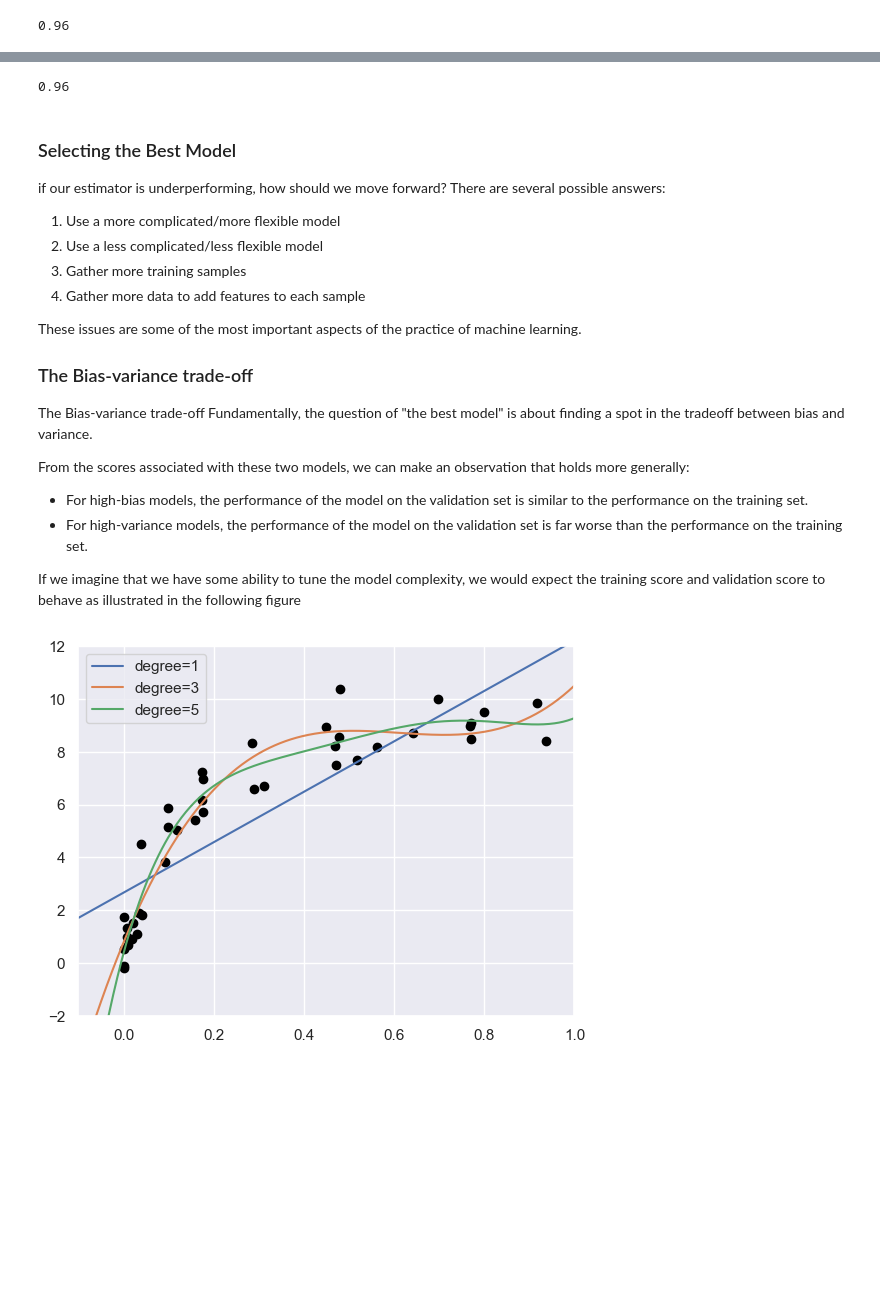
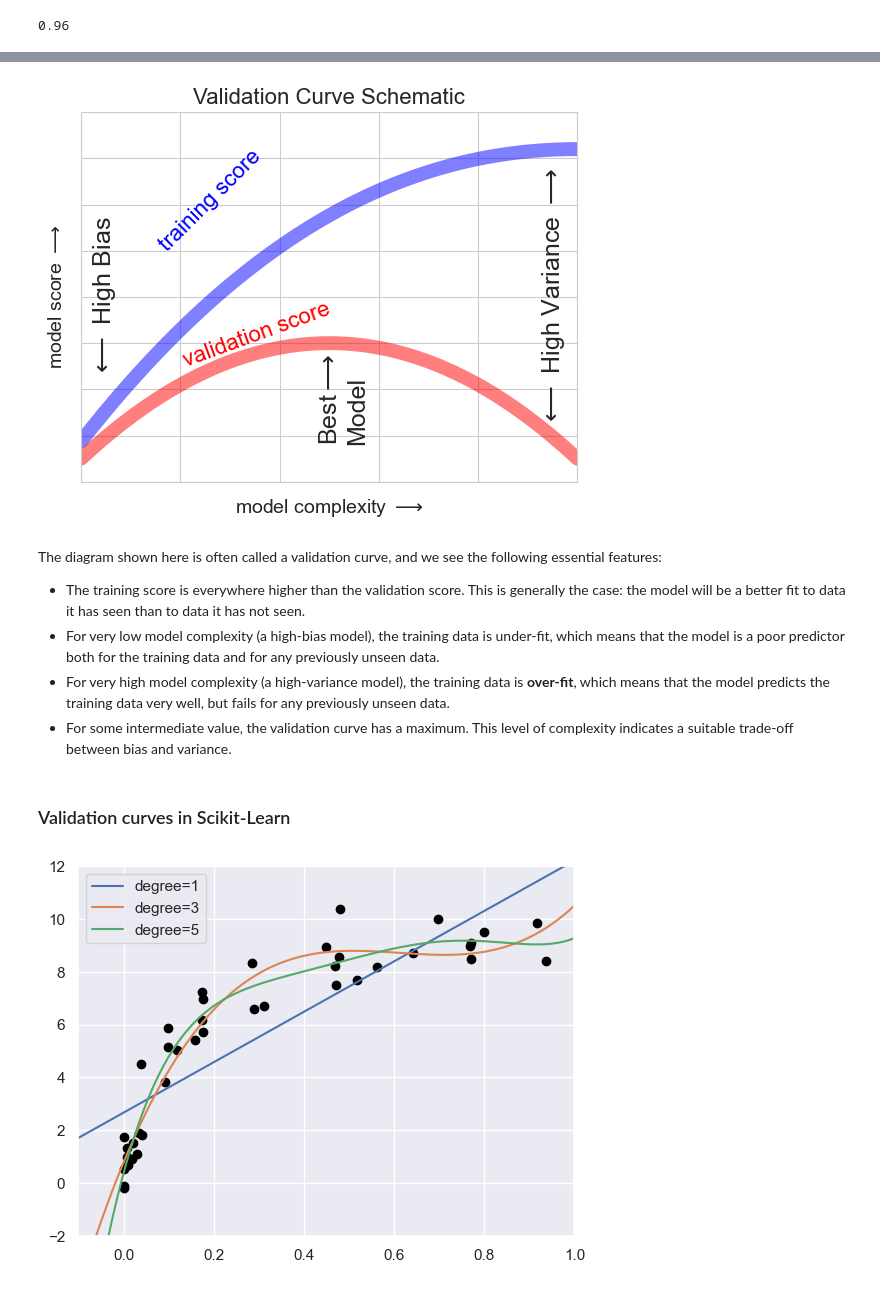
Before and after one commit to julihdez36/Machine_learning, a Jupyter notebook: Machine learning algorithms/Hyperparameters.ipynb, the cells around one changed output, grey strips where cells are left out. Cells and saved outputs as stored; diff of their text form; code cells hidden in the pictures; blank space fills up the shorter version.

```diff
--- a/Machine learning algorithms/Hyperparameters.ipynb
+++ b/Machine learning algorithms/Hyperparameters.ipynb
@@ -144,29 +104,38 @@ array([1., 1., 1., 1., 1., 1., 1., 1., 1., 1., 1., 1., 1., 1., 1., 1., 1.,
-# %%
-# Taking the mean of these gives an estimate of the error rate
-
-scores.mean()
-# %% [output]
-0.96
-# %% [markdown]
-### Selecting the Best Model
-
-if our estimator is underperforming, how should we move forward? There are several possible answers:
-
-1. Use a more complicated/more flexible model
-2. Use a less complicated/less flexible model
-3. Gather more training samples
-4. Gather more data to add features to each sample
-
-These issues are some of the most important aspects of the practice of machine learning.
-
-### The Bias-variance trade-off
-
-The Bias-variance trade-off Fundamentally, the question of "the best model" is about finding a spot in the tradeoff between bias and variance.
-
-From the scores associated with these two models, we can make an observation that holds more generally:
-
-- For high-bias models, the performance of the model on the validation set is similar to the performance on the training set.
-- For high-variance models, the performance of the model on the validation set is far worse than the performance on the training set.
-
-If we imagine that we have some ability to tune the model complexity, we would expect the training score and validation score to behave as illustrated in the following figure
+# %%
+x = np.linspace(0, 1, 1000)
+y1 = -(x - 0.5) ** 2
+y2 = y1 - 0.33 + np.exp(x - 1)
+
+fig, ax = plt.subplots()
+ax.plot(x, y2, lw=10, alpha=0.5, color='blue')
+ax.plot(x, y1, lw=10, alpha=0.5, color='red')
+
+ax.text(0.15, 0.2, "training score", rotation=45, size=16, color='blue')
+ax.text(0.2, -0.05, "validation score", rotation=20, size=16, color='red')
+
+ax.text(0.02, 0.1, r'$\longleftarrow$ High Bias', size=18, rotation=90, va='center')
+ax.text(0.98, 0.1, r'$\longleftarrow$ High Variance $\longrightarrow$', size=18, rotation=90, ha='right', va='center')
+ax.text(0.48, -0.12, 'Best$\\longrightarrow$\nModel', size=18, rotation=90, va='center')
+
+ax.set_xlim(0, 1)
+ax.set_ylim(-0.3, 0.5)
+
+ax.set_xlabel(r'model complexity $\longrightarrow$', size=14)
+ax.set_ylabel(r'model score $\longrightarrow$', size=14)
+
+ax.xaxis.set_major_formatter(plt.NullFormatter())
+ax.yaxis.set_major_formatter(plt.NullFormatter())
+
+ax.set_title("Validation Curve Schematic", size=16);
+# %% [output]
+[figure, added]
+# %% [markdown]
+The diagram shown here is often called a validation curve, and we see the following essential features:
+
+- The training score is everywhere higher than the validation score. This is generally the case: the model will be a better fit to data it has seen than to data it has not seen.
+- For very low model complexity (a high-bias model), the training data is under-fit, which means that the model is a poor predictor both for the training data and for any previously unseen data.
+- For very high model complexity (a high-variance model), the training data is **over-fit**, which means that the model predicts the training data very well, but fails for any previously unseen data.
+- For some intermediate value, the validation curve has a maximum. This level of complexity indicates a suitable trade-off between bias and variance.
+# %% [markdown]
+### Validation curves in Scikit-Learn
 # %%
```
Also changed, not shown: parts of 7 cells of this notebook.
